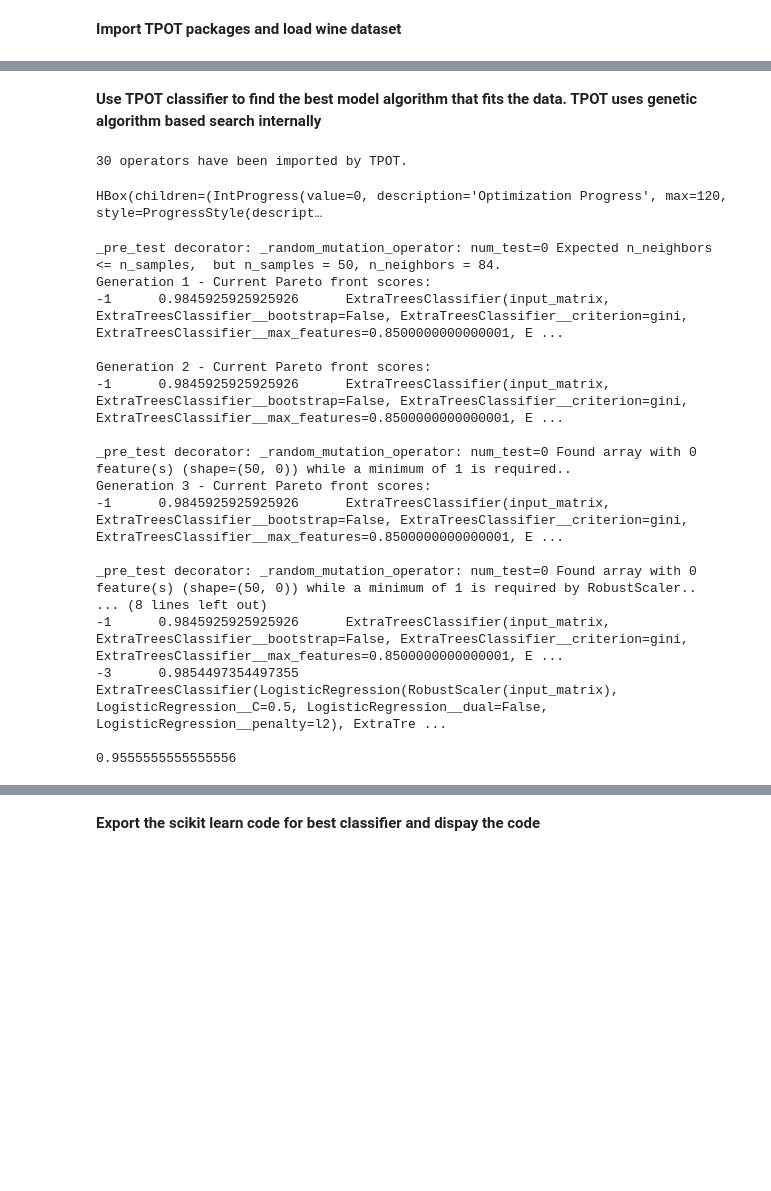
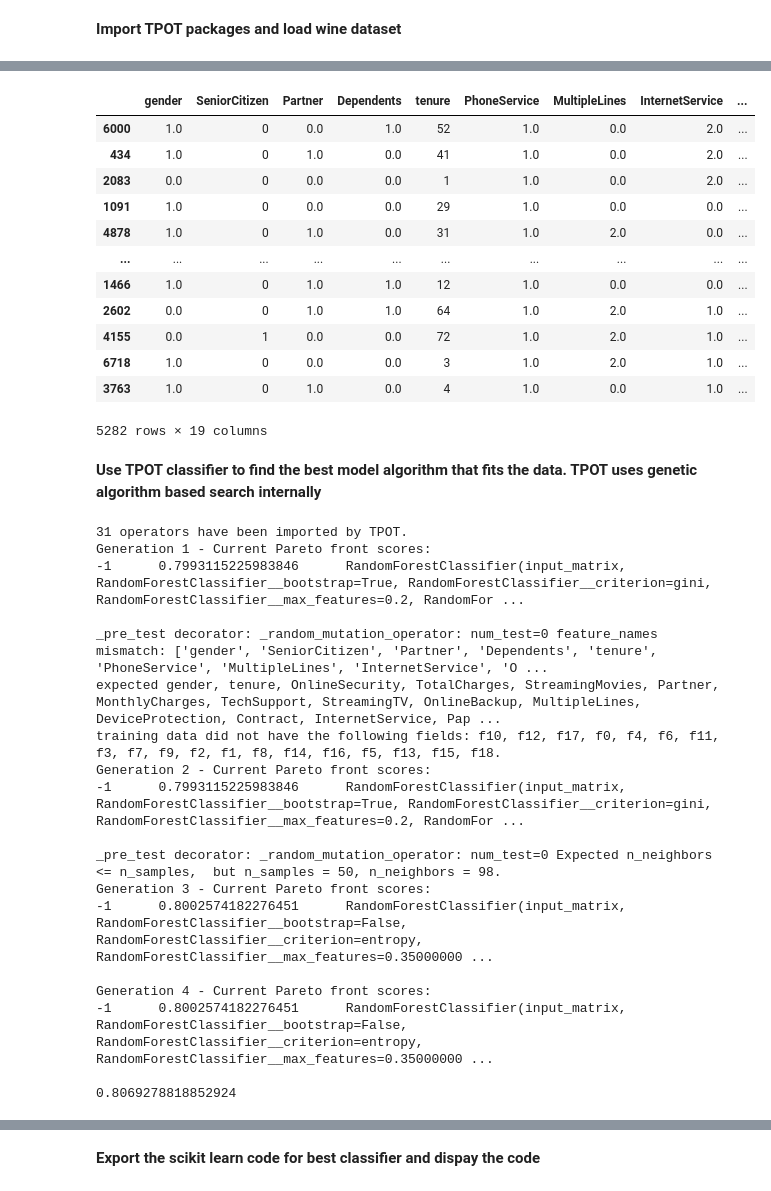
Before and after one commit to srivatsan88/YouTubeLI, a Jupyter notebook: TPOT.ipynb, the cells around one changed output, grey strips where cells are left out. Saved outputs shown, nothing was run; the diff lists cells and outputs as text; code cells hidden in the pictures; blank space fills up the shorter version.

```diff
--- a/TPOT.ipynb
+++ b/TPOT.ipynb
@@ -6,0 +123,5 @@
+# %%
+from sklearn.impute import SimpleImputer
+imp_median = SimpleImputer(missing_values=np.nan, strategy='median')
+# %%
+churn_df.iloc[:, 19] = imp_median.fit_transform(churn_df.iloc[:, 19].values.reshape(-1, 1) )
@@ -7,33 +148,47 @@
+# %%
+churn_df_X = churn_df.drop("Churn", axis=1)
+churn_df_X = churn_df_X.drop("customerID", axis=1)
+churn_df_y = churn_df['Churn']
 # %%
-from tpot import  TPOTClassifier
-from sklearn.datasets import load_wine
-from sklearn.model_selection import train_test_split
-
-wine = load_wine()
-X_train, X_test, y_train, y_test = train_test_split(wine.data, wine.target, train_size=0.75, test_size=0.25)
+X_train, X_test, y_train, y_test = train_test_split(churn_df_X, churn_df_y, train_size=0.75, test_size=0.25)
+# %%
+X_train
+# %% [output]
+|  | gender | SeniorCitizen | Partner | Dependents | tenure | PhoneService | MultipleLines | InternetService | ... |
+| 6000 | 1.0 | 0 | 0.0 | 1.0 | 52 | 1.0 | 0.0 | 2.0 | ... |
+| 434 | 1.0 | 0 | 1.0 | 0.0 | 41 | 1.0 | 0.0 | 2.0 | ... |
+| 2083 | 0.0 | 0 | 0.0 | 0.0 | 1 | 1.0 | 0.0 | 2.0 | ... |
+| 1091 | 1.0 | 0 | 0.0 | 0.0 | 29 | 1.0 | 0.0 | 0.0 | ... |
+| 4878 | 1.0 | 0 | 1.0 | 0.0 | 31 | 1.0 | 2.0 | 0.0 | ... |
+| ... | ... | ... | ... | ... | ... | ... | ... | ... | ... |
+| 1466 | 1.0 | 0 | 1.0 | 1.0 | 12 | 1.0 | 0.0 | 0.0 | ... |
+| 2602 | 0.0 | 0 | 1.0 | 1.0 | 64 | 1.0 | 2.0 | 1.0 | ... |
+| 4155 | 0.0 | 1 | 0.0 | 0.0 | 72 | 1.0 | 2.0 | 1.0 | ... |
+| 6718 | 1.0 | 0 | 0.0 | 0.0 | 3 | 1.0 | 2.0 | 1.0 | ... |
+| 3763 | 1.0 | 0 | 1.0 | 0.0 | 4 | 1.0 | 0.0 | 1.0 | ... |
+5282 rows × 19 columns
 # %% [markdown]
 **Use TPOT classifier to find the best model algorithm that fits the data. TPOT uses genetic algorithm based search internally**
 # %%
-tpot =  TPOTClassifier(generations=5, population_size=20, verbosity=3)
+tpot =  TPOTClassifier(generations=4, population_size=10, verbosity=3)
 tpot.fit(X_train, y_train)
 print(tpot.score(X_test, y_test))
 # %% [output]
-30 operators have been imported by TPOT.
+31 operators have been imported by TPOT.
+Generation 1 - Current Pareto front scores:
+-1      0.7993115225983846      RandomForestClassifier(input_matrix, RandomForestClassifier__bootstrap=True, RandomForestClassifier__criterion=gini, RandomForestClassifier__max_features=0.2, RandomFor ...
+
+_pre_test decorator: _random_mutation_operator: num_test=0 feature_names mismatch: ['gender', 'SeniorCitizen', 'Partner', 'Dependents', 'tenure', 'PhoneService', 'MultipleLines', 'InternetService', 'O ...
+expected gender, tenure, OnlineSecurity, TotalCharges, StreamingMovies, Partner, MonthlyCharges, TechSupport, StreamingTV, OnlineBackup, MultipleLines, DeviceProtection, Contract, InternetService, Pap ...
+training data did not have the following fields: f10, f12, f17, f0, f4, f6, f11, f3, f7, f9, f2, f1, f8, f14, f16, f5, f13, f15, f18.
+Generation 2 - Current Pareto front scores:
+-1      0.7993115225983846      RandomForestClassifier(input_matrix, RandomForestClassifier__bootstrap=True, RandomForestClassifier__criterion=gini, RandomForestClassifier__max_features=0.2, RandomFor ...
+
+_pre_test decorator: _random_mutation_operator: num_test=0 Expected n_neighbors <= n_samples,  but n_samples = 50, n_neighbors = 98.
+Generation 3 - Current Pareto front scores:
+-1      0.8002574182276451      RandomForestClassifier(input_matrix, RandomForestClassifier__bootstrap=False, RandomForestClassifier__criterion=entropy, RandomForestClassifier__max_features=0.35000000 ...
+
+Generation 4 - Current Pareto front scores:
+-1      0.8002574182276451      RandomForestClassifier(input_matrix, RandomForestClassifier__bootstrap=False, RandomForestClassifier__criterion=entropy, RandomForestClassifier__max_features=0.35000000 ...
+
+0.8069278818852924
-HBox(children=(IntProgress(value=0, description='Optimization Progress', max=120, style=ProgressStyle(descript…
-_pre_test decorator: _random_mutation_operator: num_test=0 Expected n_neighbors <= n_samples,  but n_samples = 50, n_neighbors = 84.
-Generation 1 - Current Pareto front scores:
--1      0.9845925925925926      ExtraTreesClassifier(input_matrix, ExtraTreesClassifier__bootstrap=False, ExtraTreesClassifier__criterion=gini, ExtraTreesClassifier__max_features=0.8500000000000001, E ...
-
-Generation 2 - Current Pareto front scores:
--1      0.9845925925925926      ExtraTreesClassifier(input_matrix, ExtraTreesClassifier__bootstrap=False, ExtraTreesClassifier__criterion=gini, ExtraTreesClassifier__max_features=0.8500000000000001, E ...
-
-_pre_test decorator: _random_mutation_operator: num_test=0 Found array with 0 feature(s) (shape=(50, 0)) while a minimum of 1 is required..
-Generation 3 - Current Pareto front scores:
--1      0.9845925925925926      ExtraTreesClassifier(input_matrix, ExtraTreesClassifier__bootstrap=False, ExtraTreesClassifier__criterion=gini, ExtraTreesClassifier__max_features=0.8500000000000001, E ...
-
-_pre_test decorator: _random_mutation_operator: num_test=0 Found array with 0 feature(s) (shape=(50, 0)) while a minimum of 1 is required by RobustScaler..
-... (8 lines left out)
--1      0.9845925925925926      ExtraTreesClassifier(input_matrix, ExtraTreesClassifier__bootstrap=False, ExtraTreesClassifier__criterion=gini, ExtraTreesClassifier__max_features=0.8500000000000001, E ...
--3      0.9854497354497355      ExtraTreesClassifier(LogisticRegression(RobustScaler(input_matrix), LogisticRegression__C=0.5, LogisticRegression__dual=False, LogisticRegression__penalty=l2), ExtraTre ...
-
-0.9555555555555556
```
Also changed, not shown: parts of 20 cells of this notebook.
